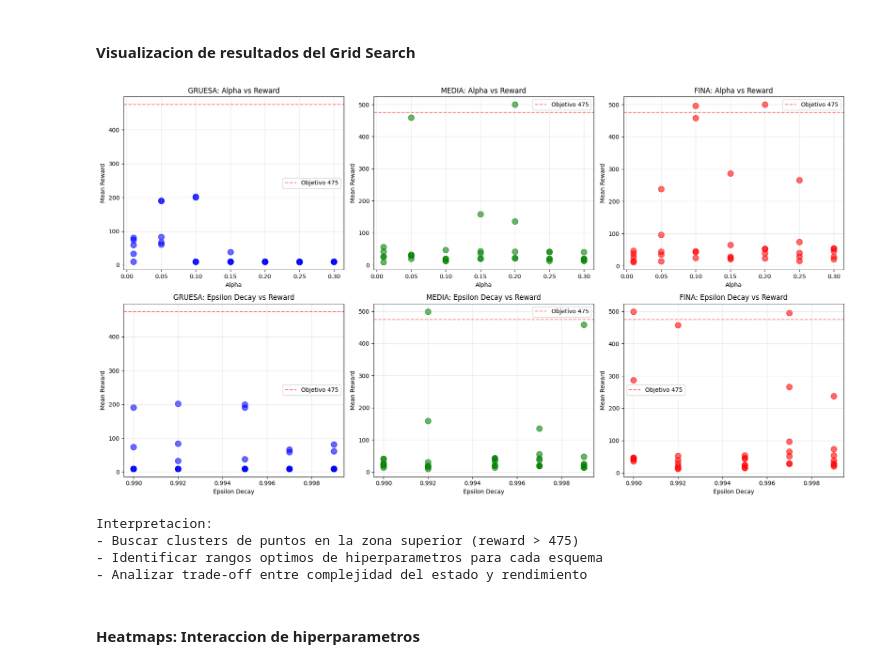
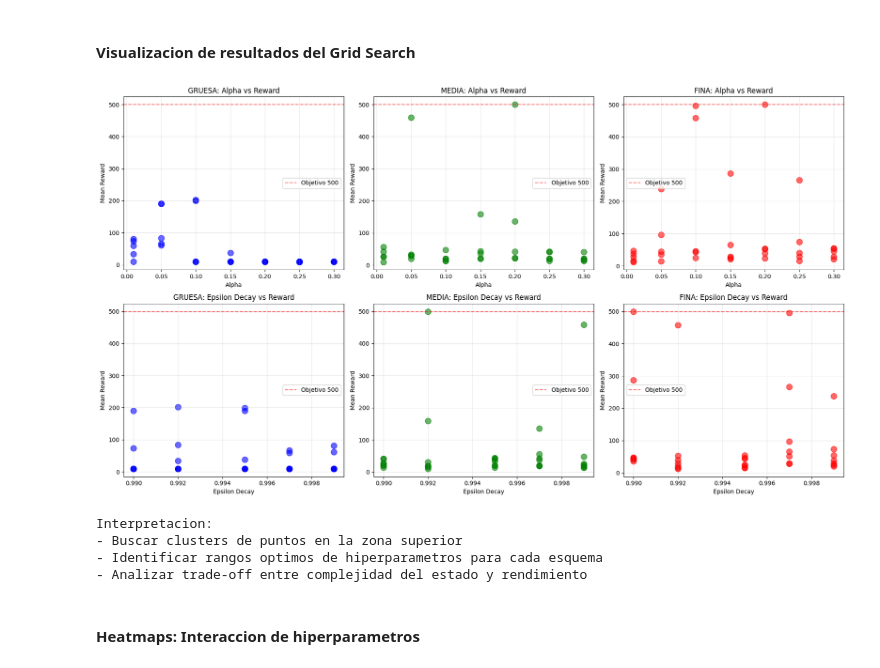
Before and after one commit to JuanPeMiche/Obligatorio-InteligenciaArtificial-292814-286845, a Jupyter notebook: Cartpole/cartpole_env.ipynb, the cells around one changed output. Cells and saved outputs as stored; diff of their text form; code cells hidden in the pictures.

```diff
--- a/Cartpole/cartpole_env.ipynb
+++ b/Cartpole/cartpole_env.ipynb
@@ -980,39 +976,39 @@ fig, axes = plt.subplots(2, 3, figsize=(18, 10))
 schemes = ['GRUESA', 'MEDIA', 'FINA']
 colors = {'GRUESA': 'blue', 'MEDIA': 'green', 'FINA': 'red'}
 
 for idx, scheme_name in enumerate(schemes):
     scheme_data = df_grid[df_grid['scheme'] == scheme_name]
 
     if len(scheme_data) > 0:
         axes[0, idx].scatter(scheme_data['alpha'], scheme_data['mean_reward'],
                              c=[colors[scheme_name]], alpha=0.6, s=100)
         axes[0, idx].set_xlabel('Alpha')
         axes[0, idx].set_ylabel('Mean Reward')
         axes[0, idx].set_title(f'{scheme_name}: Alpha vs Reward')
         axes[0, idx].grid(True, alpha=0.3)
-        axes[0, idx].axhline(y=475, color='r', linestyle='--', alpha=0.5, label='Objetivo 475')
+        axes[0, idx].axhline(y=500, color='r', linestyle='--', alpha=0.5, label='Objetivo 500')
         axes[0, idx].legend()
 
         axes[1, idx].scatter(scheme_data['epsilon_decay'], scheme_data['mean_reward'],
                              c=[colors[scheme_name]], alpha=0.6, s=100)
         axes[1, idx].set_xlabel('Epsilon Decay')
         axes[1, idx].set_ylabel('Mean Reward')
         axes[1, idx].set_title(f'{scheme_name}: Epsilon Decay vs Reward')
         axes[1, idx].grid(True, alpha=0.3)
-        axes[1, idx].axhline(y=475, color='r', linestyle='--', alpha=0.5, label='Objetivo 475')
+        axes[1, idx].axhline(y=500, color='r', linestyle='--', alpha=0.5, label='Objetivo 500')
         axes[1, idx].legend()
 
 plt.tight_layout()
 plt.show()
 
 print("\nInterpretacion:")
-print("- Buscar clusters de puntos en la zona superior (reward > 475)")
+print("- Buscar clusters de puntos en la zona superior")
 print("- Identificar rangos optimos de hiperparametros para cada esquema")
 print("- Analizar trade-off entre complejidad del estado y rendimiento")
 # %% [output]
-[figure, old version]
+[figure, new version]
 Interpretacion:
-- Buscar clusters de puntos en la zona superior (reward > 475)
+- Buscar clusters de puntos en la zona superior
 - Identificar rangos optimos de hiperparametros para cada esquema
 - Analizar trade-off entre complejidad del estado y rendimiento
 # %% [markdown]
```
Also changed, not shown: parts of 10 cells of this notebook.
